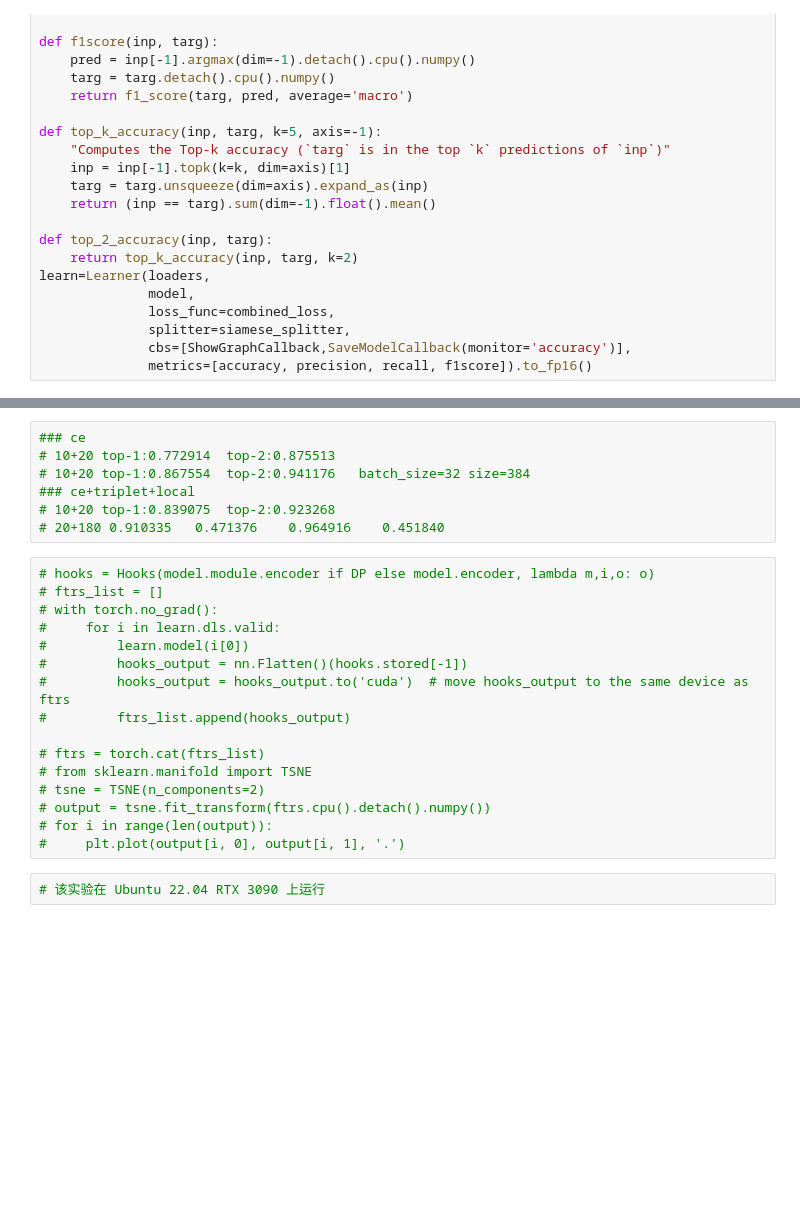
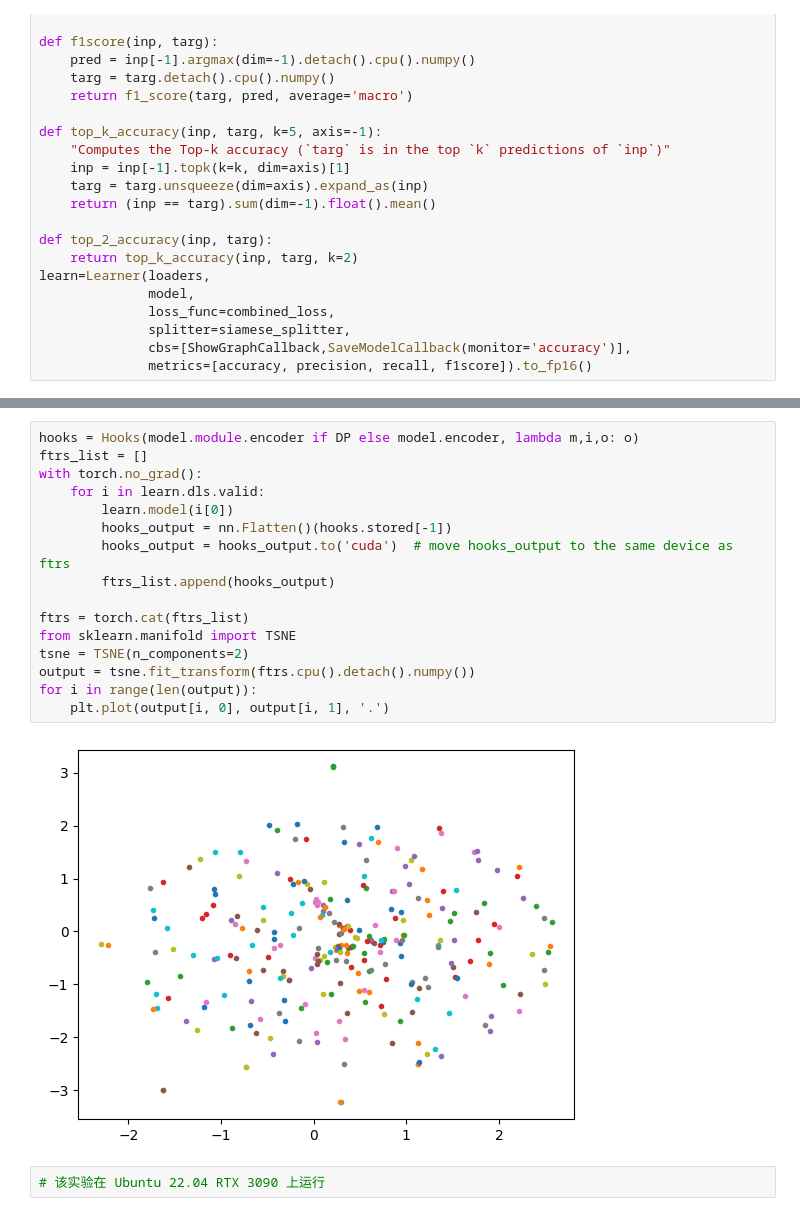
Before and after one commit to Kenny3Shen/InverseVC, a Jupyter notebook: global-local-metric-lfw30.ipynb, the cells around one changed output, grey strips where cells are left out. Saved outputs shown, nothing was run; the diff lists cells and outputs as text; blank space fills up the shorter version.

```diff
--- a/global-local-metric-lfw30.ipynb
+++ b/global-local-metric-lfw30.ipynb
@@ -535,25 +527,20 @@ Better model found at epoch 14 with accuracy value: 0.9767932295799255.
-# %%
-### ce
-# 10+20 top-1:0.772914	top-2:0.875513
-# 10+20 top-1:0.867554	top-2:0.941176   batch_size=32 size=384
-### ce+triplet+local
-# 10+20 top-1:0.839075	top-2:0.923268
-# 20+180 0.910335	0.471376	0.964916	0.451840
 # %%
-# hooks = Hooks(model.module.encoder if DP else model.encoder, lambda m,i,o: o)
-# ftrs_list = []
-# with torch.no_grad():
-#     for i in learn.dls.valid:
-#         learn.model(i[0])
-#         hooks_output = nn.Flatten()(hooks.stored[-1])
-#         hooks_output = hooks_output.to('cuda')  # move hooks_output to the same device as ftrs
-#         ftrs_list.append(hooks_output)
+hooks = Hooks(model.module.encoder if DP else model.encoder, lambda m,i,o: o)
+ftrs_list = []
+with torch.no_grad():
+    for i in learn.dls.valid:
+        learn.model(i[0])
+        hooks_output = nn.Flatten()(hooks.stored[-1])
+        hooks_output = hooks_output.to('cuda')  # move hooks_output to the same device as ftrs
+        ftrs_list.append(hooks_output)
 
-# ftrs = torch.cat(ftrs_list)
-# from sklearn.manifold import TSNE
-# tsne = TSNE(n_components=2)
-# output = tsne.fit_transform(ftrs.cpu().detach().numpy())
-# for i in range(len(output)):
-#     plt.plot(output[i, 0], output[i, 1], '.')
+ftrs = torch.cat(ftrs_list)
+from sklearn.manifold import TSNE
+tsne = TSNE(n_components=2)
+output = tsne.fit_transform(ftrs.cpu().detach().numpy())
+for i in range(len(output)):
+    plt.plot(output[i, 0], output[i, 1], '.')
+# %% [output]
+[figure, added]
 # %%
 # 该实验在 Ubuntu 22.04 RTX 3090 上运行
```
Also changed, not shown: parts of 5 cells of this notebook.
